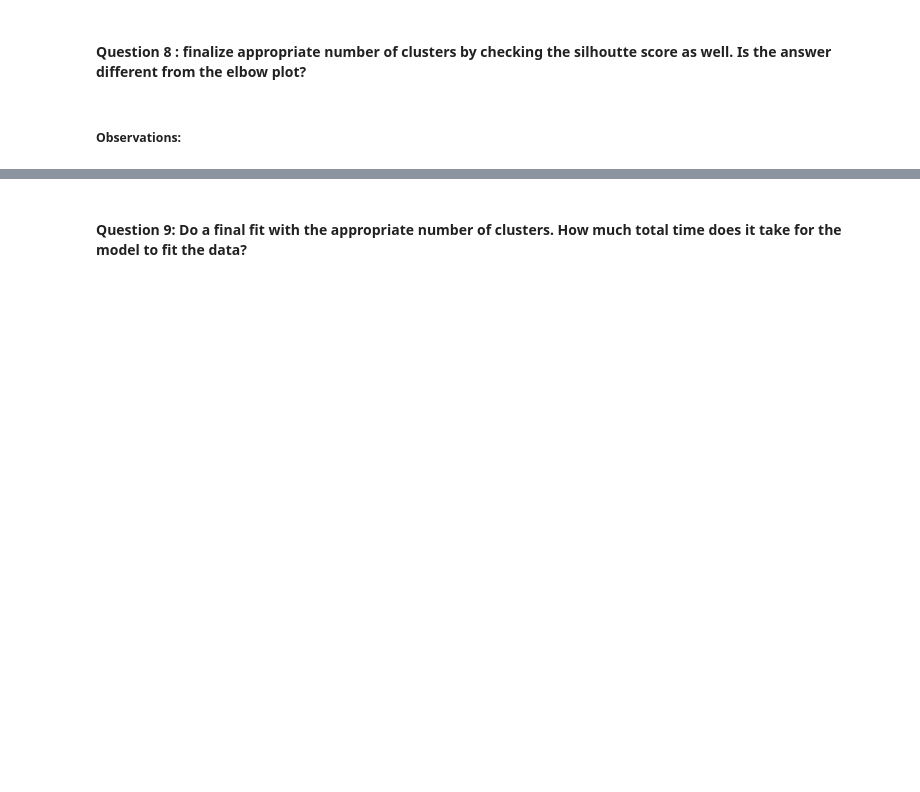
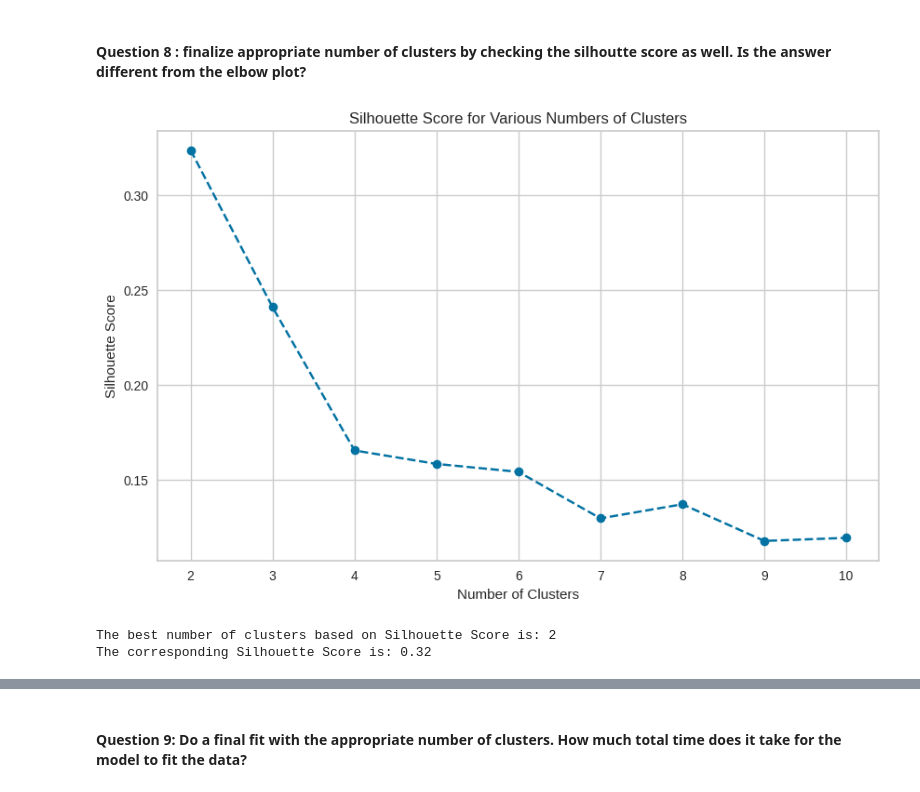
Before and after one commit to Kwasi-Dankwa/Customer_Personality_Segmentation_Clustering, a Jupyter notebook: Learner_Notebook_Full_Code_Version_Customer_Personality_Segmentation.ipynb, the cells around one changed output, grey strips where cells are left out. Cells and saved outputs as stored; diff of their text form; code cells hidden in the pictures; blank space fills up the shorter version.

```diff
--- a/Learner_Notebook_Full_Code_Version_Customer_Personality_Segmentation.ipynb
+++ b/Learner_Notebook_Full_Code_Version_Customer_Personality_Segmentation.ipynb
@@ -311,2 +349,32 @@ plt.show()
-# %% [markdown]
-##### **Observations:**
+# %%
+# Calculate Silhouette Scores for a range of cluster numbers
+range_n_clusters = list(range(2, 11)) # start from 2 clusters
+silhouette_avg = []
+
+for num_clusters in range_n_clusters:
+    # Initialize KMeans
+    kmeans = KMeans(n_clusters=num_clusters, random_state=42, n_init='auto')
+    kmeans.fit(X_scaled)
+    cluster_labels = kmeans.labels_
+
+    # Calculate Silhouette Score
+    silhouette_avg.append(silhouette_score(X_scaled, cluster_labels))
+
+# Plotting the Silhouette Scores
+plt.figure(figsize=(10, 6))
+plt.plot(range_n_clusters, silhouette_avg, marker='o', linestyle='--')
+plt.title('Silhouette Score for Various Numbers of Clusters')
+plt.xlabel('Number of Clusters')
+plt.ylabel('Silhouette Score')
+plt.xticks(range_n_clusters)
+plt.grid(True)
+plt.show()
+
+# Find the optimal number of clusters based on the highest silhouette score
+best_n_clusters_silhouette = range_n_clusters[np.argmax(silhouette_avg)]
+print(f"The best number of clusters based on Silhouette Score is: {best_n_clusters_silhouette}")
+print(f"The corresponding Silhouette Score is: {max(silhouette_avg):.2f}")
+# %% [output]
+[figure, added]
+The best number of clusters based on Silhouette Score is: 2
+The corresponding Silhouette Score is: 0.32
```
Also changed, not shown: parts of 20 cells of this notebook.
